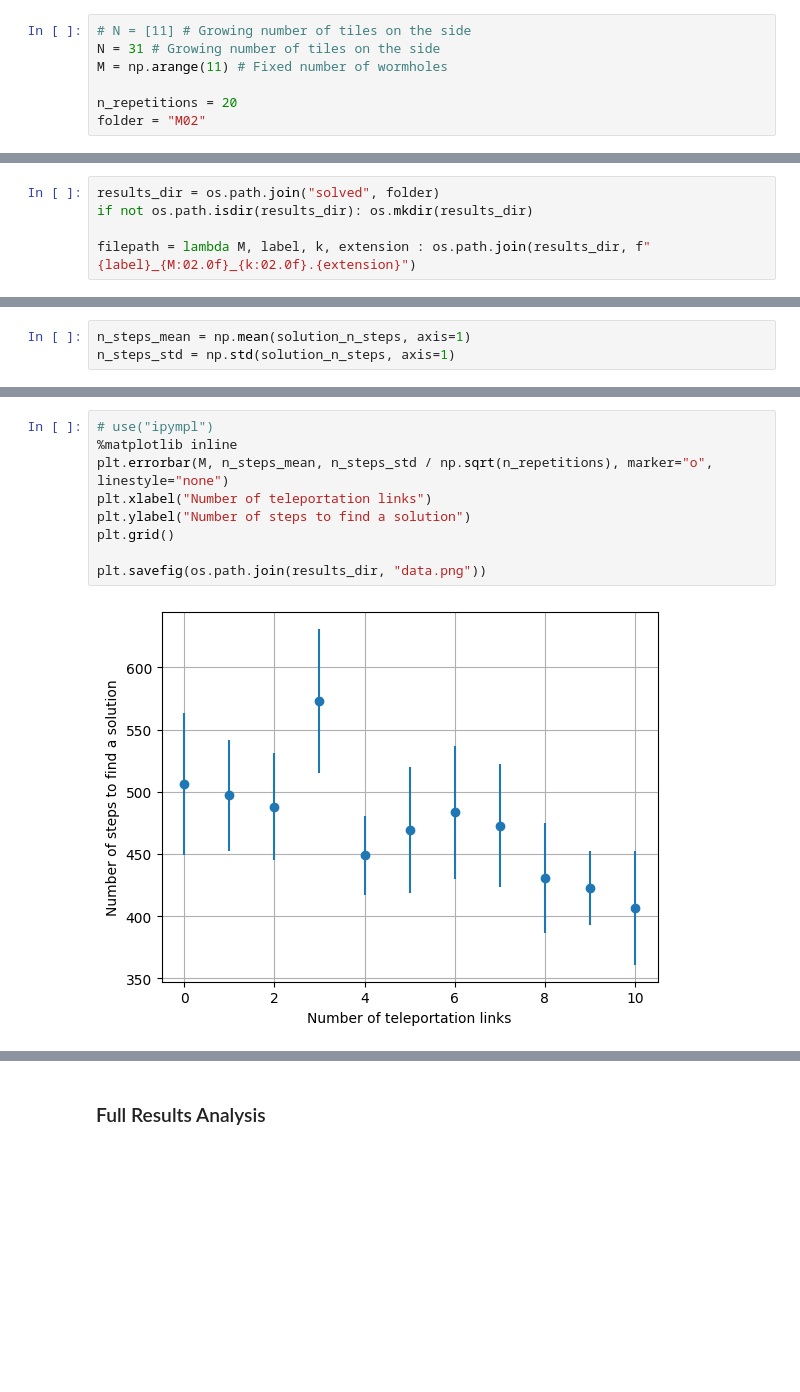
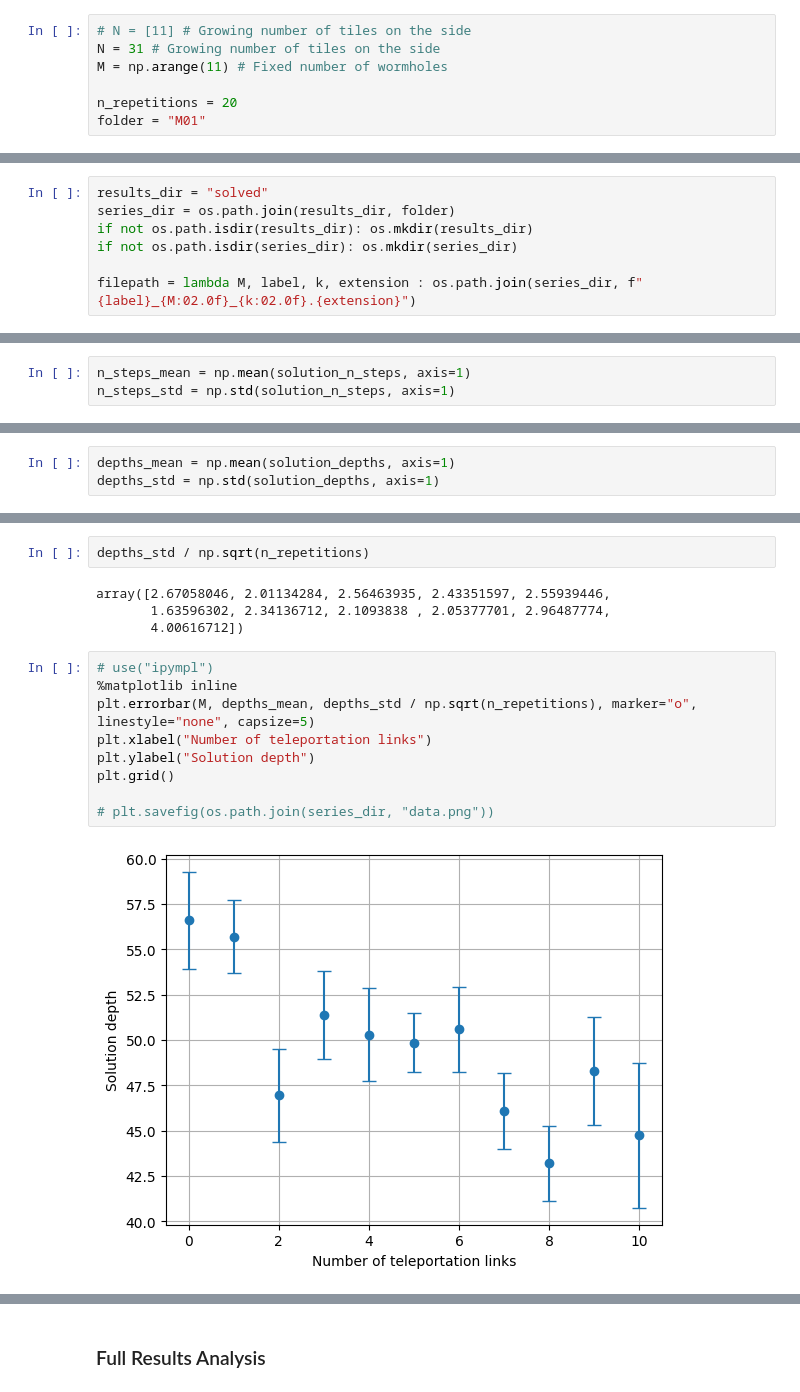
Before and after one commit to 0xInfty/TeleportationMaze, a Jupyter notebook: RandomMazeAStarGrowingM.ipynb, the cells around one changed output, grey strips where cells are left out. Cells and saved outputs as stored; diff of their text form; blank space fills up the shorter version.

```diff
--- a/RandomMazeAStarGrowingM.ipynb
+++ b/RandomMazeAStarGrowingM.ipynb
@@ -37,14 +37,16 @@ N = 31 # Growing number of tiles on the side
 M = np.arange(11) # Fixed number of wormholes
 
 n_repetitions = 20
-folder = "M02"
+folder = "M01"
 # %% [markdown]
 ## Setup
 # %%
-results_dir = os.path.join("solved", folder)
+results_dir = "solved"
+series_dir = os.path.join(results_dir, folder)
 if not os.path.isdir(results_dir): os.mkdir(results_dir)
+if not os.path.isdir(series_dir): os.mkdir(series_dir)
 
-filepath = lambda M, label, k, extension : os.path.join(results_dir, f"{label}_{M:02.0f}_{k:02.0f}.{extension}")
+filepath = lambda M, label, k, extension : os.path.join(series_dir, f"{label}_{M:02.0f}_{k:02.0f}.{extension}")
 # %% [markdown]
 ## Problem Description
 # %% [markdown]
@@ -240,0 +217,3 @@ plt.savefig(os.path.join(results_dir, "data.png"))
+# %%
+depths_mean = np.mean(solution_depths, axis=1)
+depths_std = np.std(solution_depths, axis=1)
@@ -241,11 +225,17 @@ plt.savefig(os.path.join(results_dir, "data.png"))
+# %%
+depths_std / np.sqrt(n_repetitions)
+# %% [output]
+array([2.67058046, 2.01134284, 2.56463935, 2.43351597, 2.55939446,
+       1.63596302, 2.34136712, 2.1093838 , 2.05377701, 2.96487774,
+       4.00616712])
 # %%
 # use("ipympl")
 %matplotlib inline
-plt.errorbar(M, n_steps_mean, n_steps_std / np.sqrt(n_repetitions), marker="o", linestyle="none")
+plt.errorbar(M, depths_mean, depths_std / np.sqrt(n_repetitions), marker="o", linestyle="none", capsize=5)
 plt.xlabel("Number of teleportation links")
-plt.ylabel("Number of steps to find a solution")
+plt.ylabel("Solution depth")
 plt.grid()
 
-plt.savefig(os.path.join(results_dir, "data.png"))
+# plt.savefig(os.path.join(series_dir, "data.png"))
 # %% [output]
-[figure, old version]
+[figure, new version]
```
Also changed, not shown: parts of 20 cells of this notebook, 1 other file.
